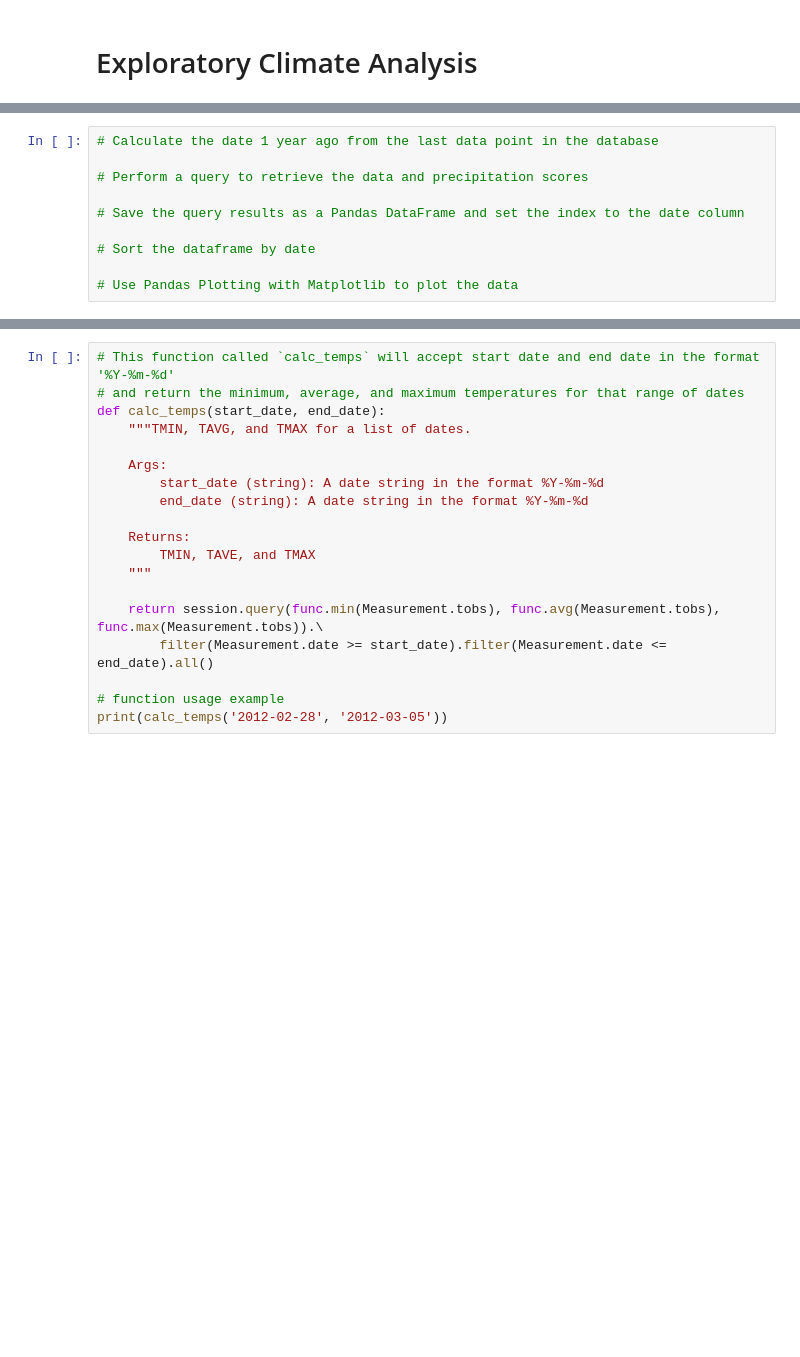
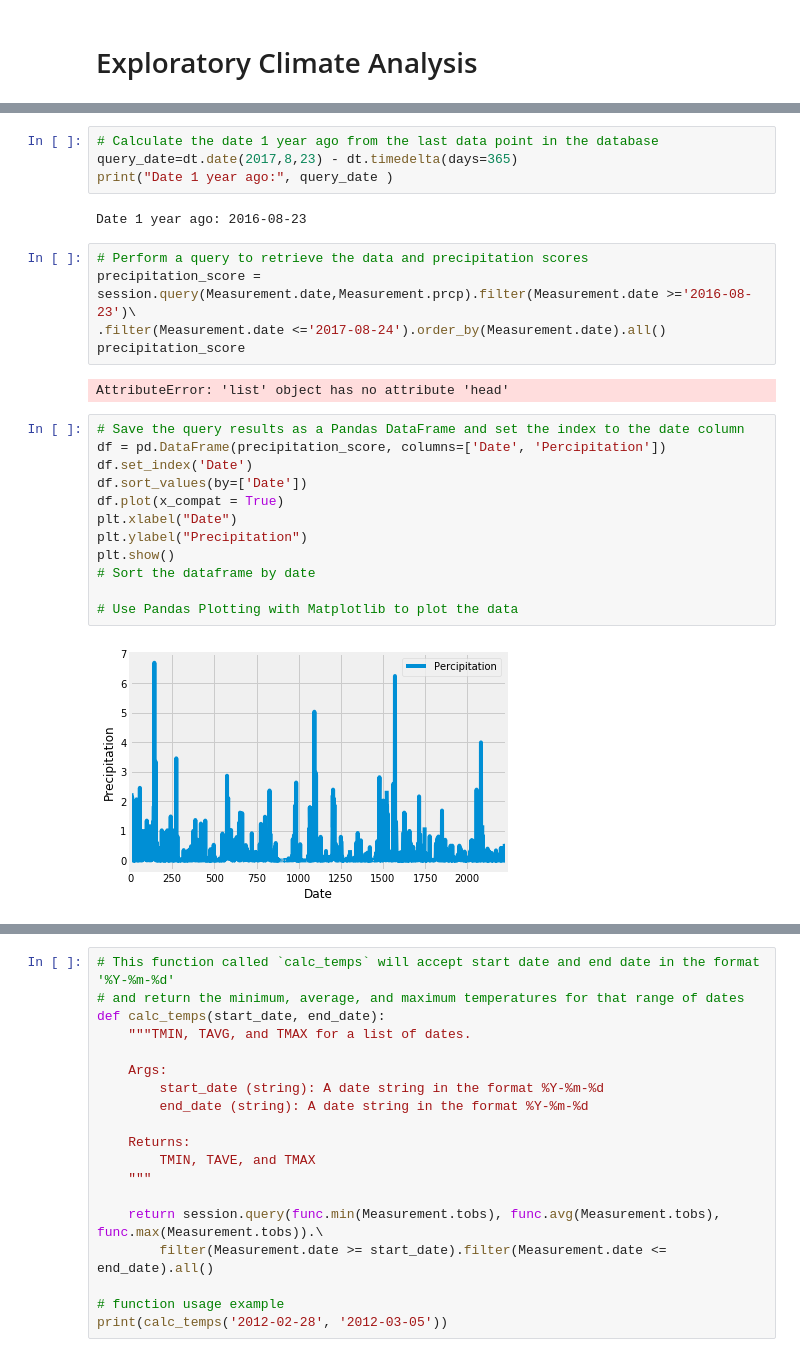
Before and after one commit to stewart-lacy/sqlalchemy-challenge, a Jupyter notebook: climate_starter.ipynb, the cells around one changed output, grey strips where cells are left out. Drawn from its saved outputs; the diff is of its cells as text; blank space fills up the shorter version.

```diff
--- a/climate_starter.ipynb
+++ b/climate_starter.ipynb
@@ -56,10 +80,27 @@ engine.execute('SELECT * FROM measurement LIMIT 12').fetchall()
+# %%
+# Calculate the date 1 year ago from the last data point in the database
+query_date=dt.date(2017,8,23) - dt.timedelta(days=365)
+print("Date 1 year ago:", query_date )
+# %% [output]
+Date 1 year ago: 2016-08-23
+# %%
+# Perform a query to retrieve the data and precipitation scores
+precipitation_score = session.query(Measurement.date,Measurement.prcp).filter(Measurement.date >='2016-08-23')\
+.filter(Measurement.date <='2017-08-24').order_by(Measurement.date).all()
+precipitation_score
+# %% [output]
+AttributeError: 'list' object has no attribute 'head'
 # %%
-# Calculate the date 1 year ago from the last data point in the database
-
-# Perform a query to retrieve the data and precipitation scores
-
 # Save the query results as a Pandas DataFrame and set the index to the date column
-
+df = pd.DataFrame(precipitation_score, columns=['Date', 'Percipitation'])
+df.set_index('Date')
+df.sort_values(by=['Date'])
+df.plot(x_compat = True)
+plt.xlabel("Date")
+plt.ylabel("Precipitation")
+plt.show()
 # Sort the dataframe by date
 
 # Use Pandas Plotting with Matplotlib to plot the data
+# %% [output]
+[figure, added]
```
Also changed, not shown: parts of 17 cells of this notebook.
